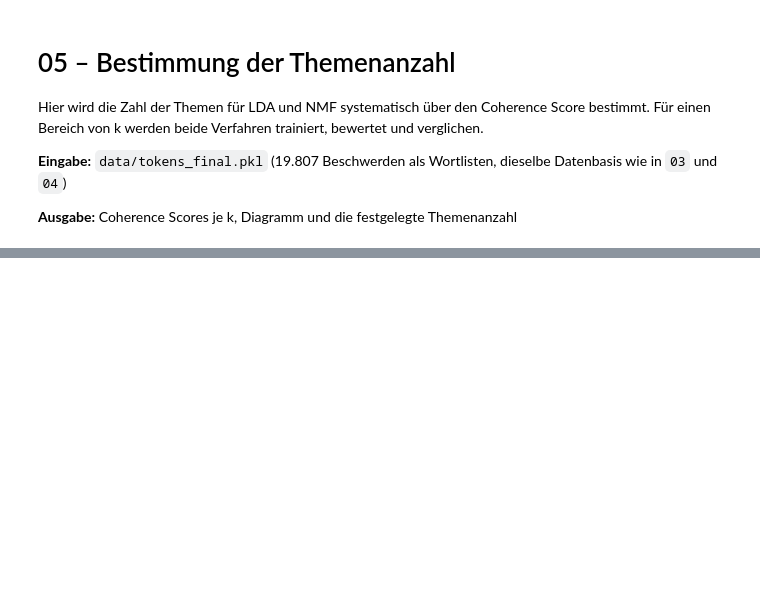
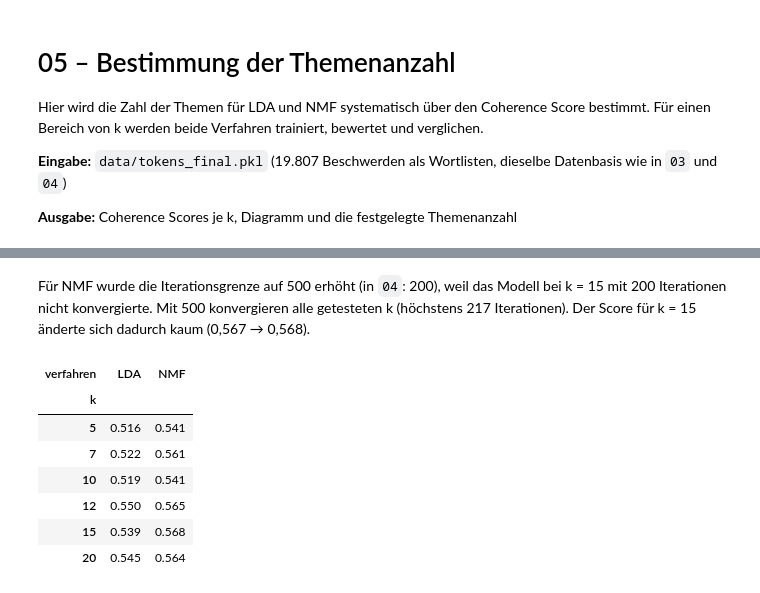
Before and after one commit to jonathanAkammerer/consumer-complaints-topic-modeling, a Jupyter notebook: 05_themenanzahl.ipynb, the cells around one changed output, grey strips where cells are left out. Cells and saved outputs as stored; diff of their text form; code cells hidden in the pictures; blank space fills up the shorter version.

```diff
--- a/05_themenanzahl.ipynb
+++ b/05_themenanzahl.ipynb
@@ -48,0 +249,16 @@ assert summe_gensim == X_bow.sum() == df["n_tokens"].sum()
+# %% [markdown]
+Für NMF wurde die Iterationsgrenze auf 500 erhöht (in `04`: 200), weil das Modell bei k = 15 mit 200 Iterationen nicht konvergierte. Mit 500 konvergieren alle getesteten k (höchstens 217 Iterationen). Der Score für k = 15 änderte sich dadurch kaum (0,567 → 0,568).
+# %%
+scores = pd.concat([lda_scores.assign(verfahren="LDA"), nmf_scores.assign(verfahren="NMF")])
+
+tabelle = scores.pivot(index="k", columns="verfahren", values="coherence").round(3)
+tabelle
+# %% [output]
+| verfahren | LDA | NMF |
+| k |  |  |
+| 5 | 0.516 | 0.541 |
+| 7 | 0.522 | 0.561 |
+| 10 | 0.519 | 0.541 |
+| 12 | 0.550 | 0.565 |
+| 15 | 0.539 | 0.568 |
+| 20 | 0.545 | 0.564 |
```
Also changed, not shown: parts of 13 cells of this notebook, 3 other files.
